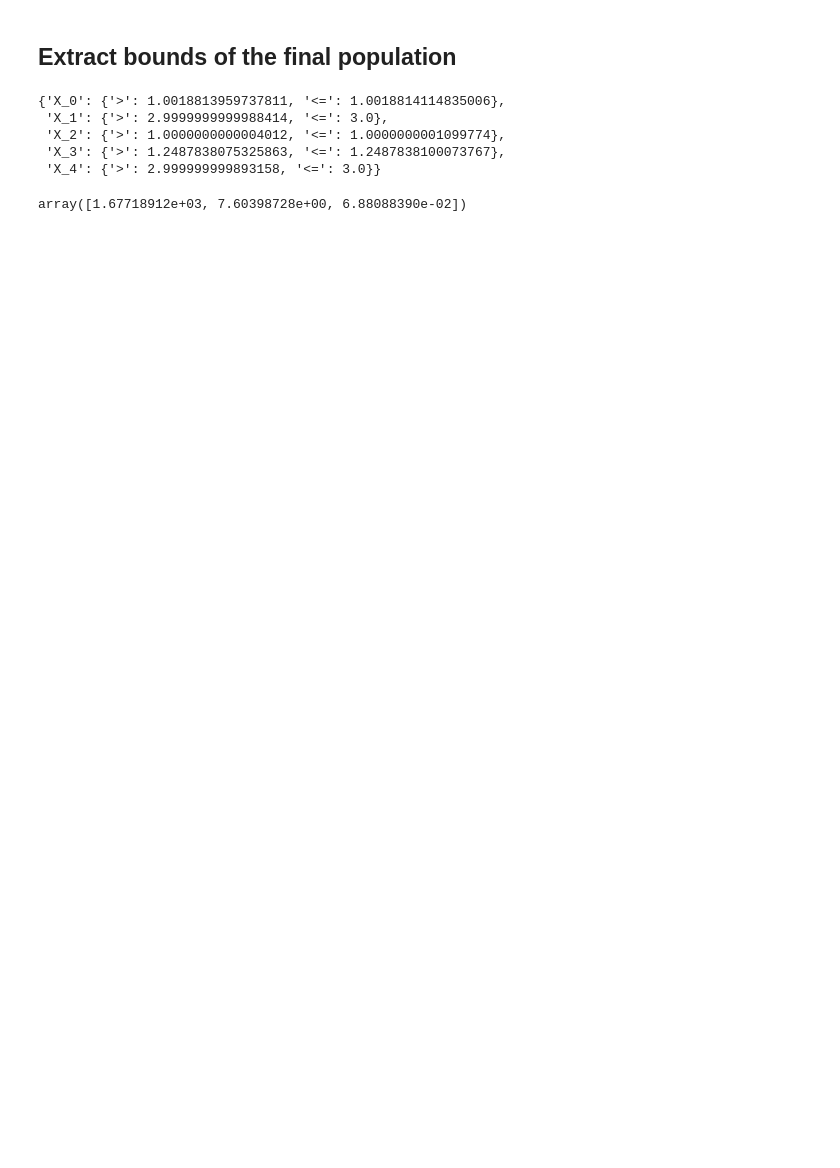
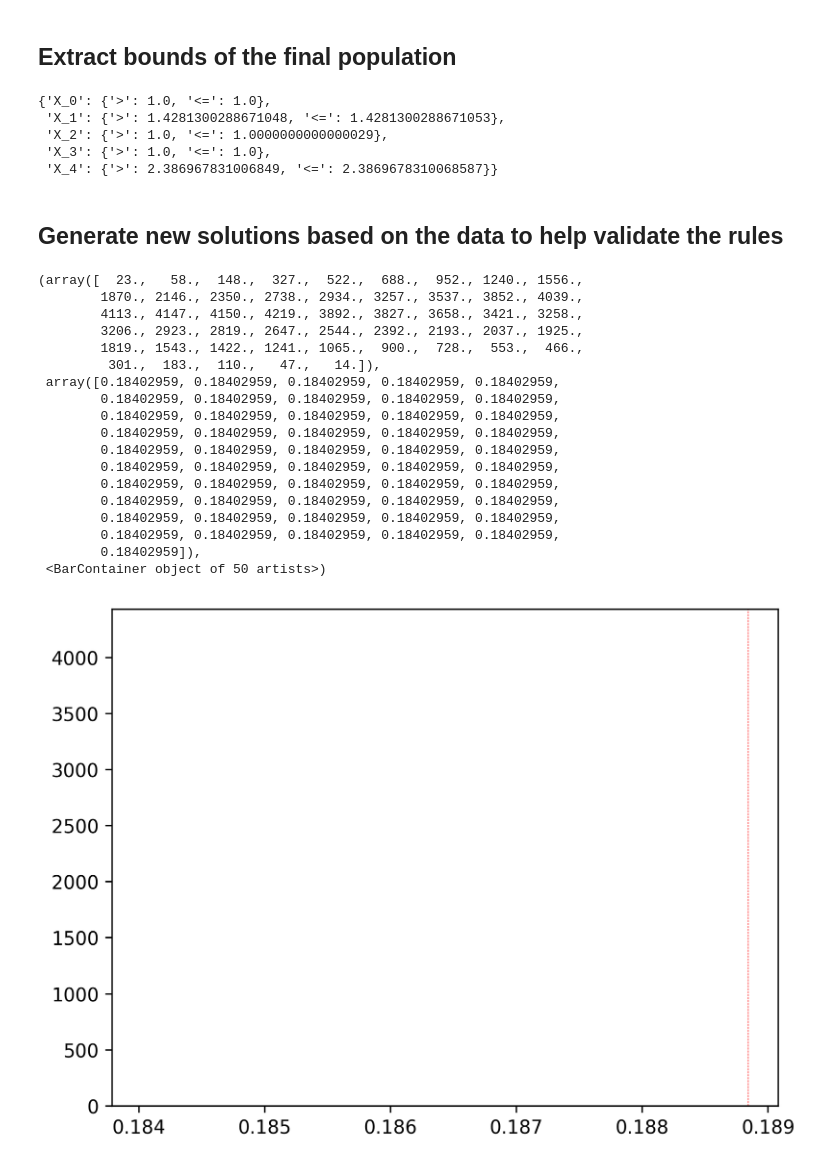
Before and after one commit to gialmisi/XLEMOO, a Jupyter notebook: notebooks/Vehicle_crash_worthines_rules.ipynb, the cells around one changed output. Cells and saved outputs as stored; diff of their text form; code cells hidden in the pictures; blank space fills up the shorter version.

Commit message:
More work on rules.

```diff
--- a/notebooks/Vehicle_crash_worthines_rules.ipynb
+++ b/notebooks/Vehicle_crash_worthines_rules.ipynb
@@ -26,8 +26,8 @@ problem = vehicle_crashworthiness()
 # %%
 ideal = np.array([1600.0, 6.0, 0.038])
 nadir = np.array([1700.0, 12.0, 0.2])
-# ref_point = np.array([1650.0, 7.0, 0.05])  # the reference point
-ref_point = np.array([1690.0, 6.5, 0.039])  # the reference point
+ref_point = np.array([1650.0, 7.0, 0.05])  # the reference point
+# ref_point = np.array([1690.0, 6.5, 0.039])  # the reference point
 
 # define the achievement scalarizing function as the fitness function
 ref_asf = asf_wrapper(PointMethodASF(ideal=ideal, nadir=nadir), {"reference_point": ref_point})
@@ -55,8 +55,8 @@ ea_params = EAParams(
 
 ml = SkopeRulesClassifier(precision_min=0.1, n_estimators=30, max_features=None, max_depth=None, bootstrap=True, bootstrap_features=True)
 ml_params = MLParams(
-    H_split=0.10,
-    L_split=0.10,
+    H_split=0.15,
+    L_split=0.15,
     ml_model=ml,
     instantation_factor=10,
     generation_lookback=0,
@@ -130,16 +130,14 @@ X_4: {'>': [2.99784, 1.0], '<=': [3.0, -1]}
 lower_bounds = np.min(lemoo._generation_history[-1].individuals, axis=0)
 upper_bounds = np.max(lemoo._generation_history[-1].individuals, axis=0)
 
-bounds_for_vars = {f"X_{i}": {">": lower_bounds[i], "<=": upper_bounds[i]} for i in range(n_variables)}
+pop_for_vars = {f"X_{i}": {">": lower_bounds[i], "<=": upper_bounds[i]} for i in range(n_variables)}
 
-bounds_for_vars
+pop_for_vars
 # %% [output]
-{'X_0': {'>': 1.0018813959737811, '<=': 1.0018814114835006},
- 'X_1': {'>': 2.9999999999988414, '<=': 3.0},
- 'X_2': {'>': 1.0000000000004012, '<=': 1.0000000001099774},
- 'X_3': {'>': 1.2487838075325863, '<=': 1.2487838100073767},
- 'X_4': {'>': 2.999999999893158, '<=': 3.0}}
+{'X_0': {'>': 1.0, '<=': 1.0},
+ 'X_1': {'>': 1.4281300288671048, '<=': 1.4281300288671053},
+ 'X_2': {'>': 1.0, '<=': 1.0000000000000029},
+ 'X_3': {'>': 1.0, '<=': 1.0},
+ 'X_4': {'>': 2.386967831006849, '<=': 2.3869678310068587}}
-# %%
-lemoo._generation_history[-1].objectives_fitnesses[0]
-# %% [output]
-array([1.67718912e+03, 7.60398728e+00, 6.88088390e-02])
+# %% [markdown]
+## Generate new solutions based on the data to help validate the rules
@@ -145,0 +148,24 @@ array([1.67718912e+03, 7.60398728e+00, 6.88088390e-02])
+# %%
+# plt.hist(fitness_values_rules, range=[0.18, 0.24], bins=150)
+plt.axvline(lemoo._generation_history[-1].fitness_fun_values[0], c="red", linestyle="dashed", linewidth=0.3)
+plt.hist(fitness_values_pop, bins=50)
+# %% [output]
+(array([  23.,   58.,  148.,  327.,  522.,  688.,  952., 1240., 1556.,
+        1870., 2146., 2350., 2738., 2934., 3257., 3537., 3852., 4039.,
+        4113., 4147., 4150., 4219., 3892., 3827., 3658., 3421., 3258.,
+        3206., 2923., 2819., 2647., 2544., 2392., 2193., 2037., 1925.,
+        1819., 1543., 1422., 1241., 1065.,  900.,  728.,  553.,  466.,
+         301.,  183.,  110.,   47.,   14.]),
+ array([0.18402959, 0.18402959, 0.18402959, 0.18402959, 0.18402959,
+        0.18402959, 0.18402959, 0.18402959, 0.18402959, 0.18402959,
+        0.18402959, 0.18402959, 0.18402959, 0.18402959, 0.18402959,
+        0.18402959, 0.18402959, 0.18402959, 0.18402959, 0.18402959,
+        0.18402959, 0.18402959, 0.18402959, 0.18402959, 0.18402959,
+        0.18402959, 0.18402959, 0.18402959, 0.18402959, 0.18402959,
+        0.18402959, 0.18402959, 0.18402959, 0.18402959, 0.18402959,
+        0.18402959, 0.18402959, 0.18402959, 0.18402959, 0.18402959,
+        0.18402959, 0.18402959, 0.18402959, 0.18402959, 0.18402959,
+        0.18402959, 0.18402959, 0.18402959, 0.18402959, 0.18402959,
+        0.18402959]),
+ <BarContainer object of 50 artists>)
+[figure, added]
```
Also changed, not shown: parts of 4 cells of this notebook.
